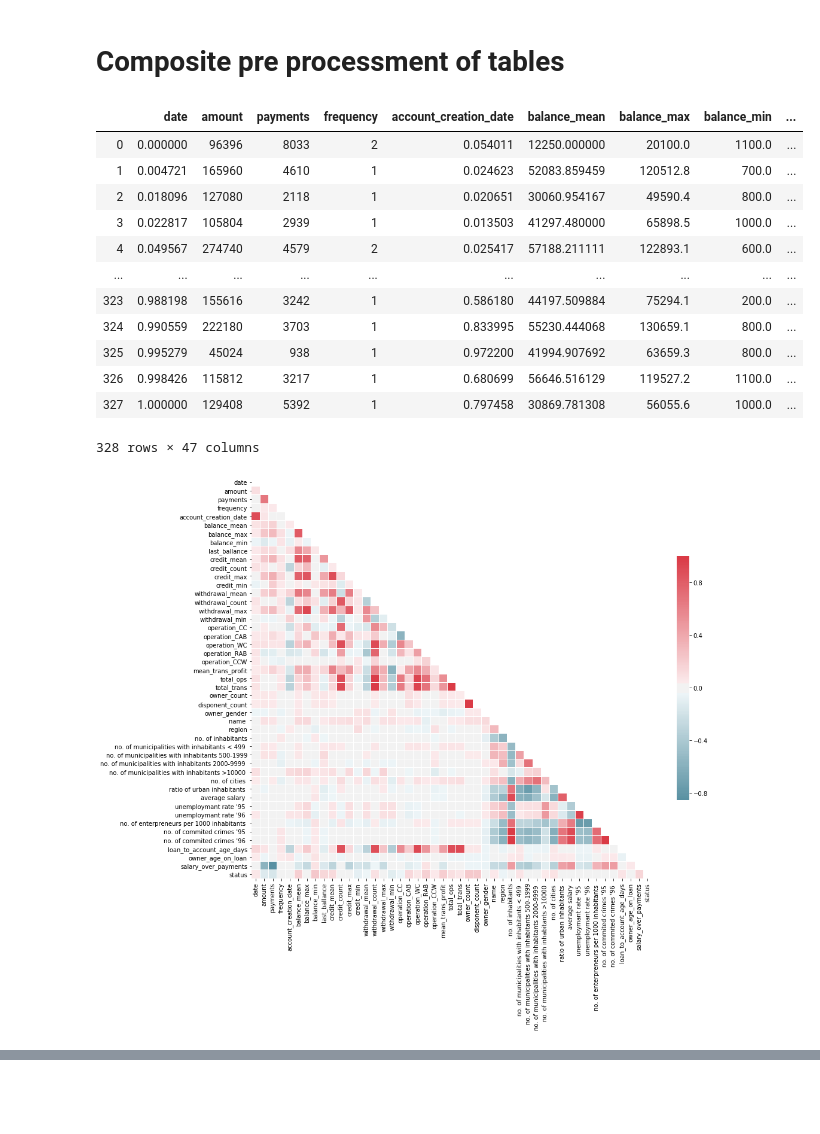
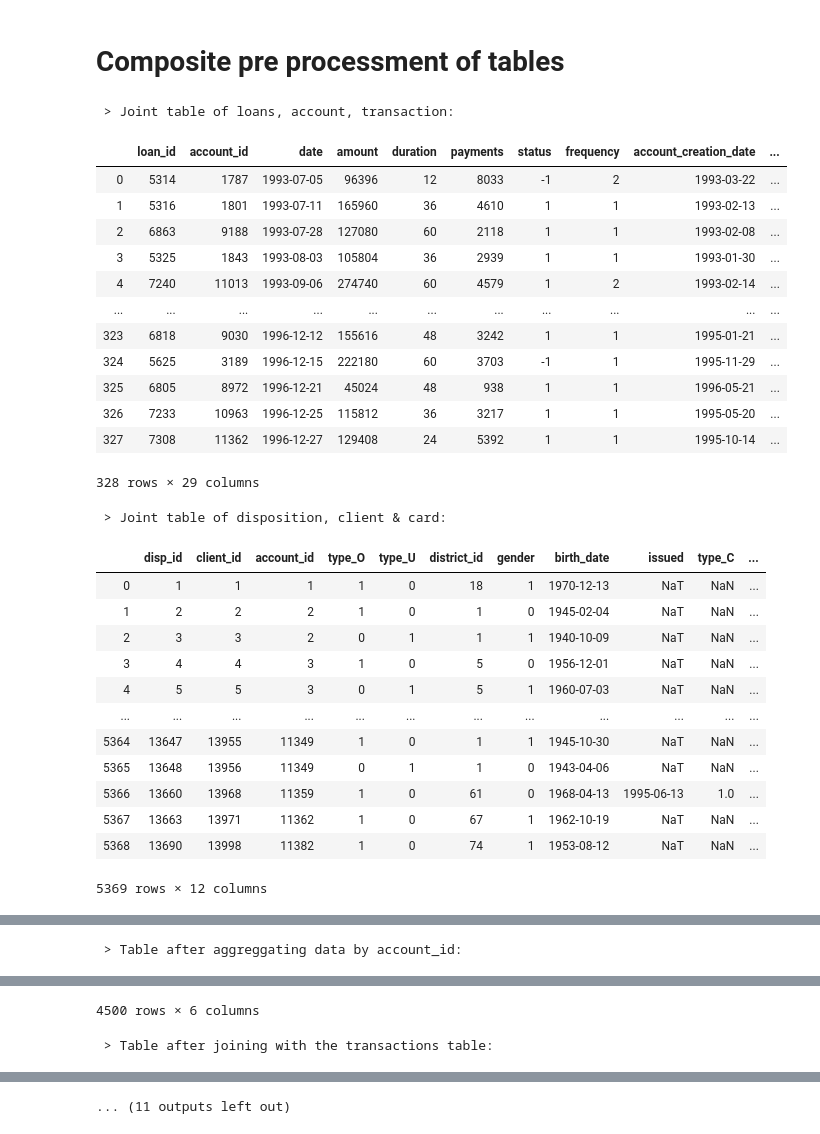
Before and after one commit to EdgarACarneiro/feup-ecac, a Jupyter notebook: project-competition/pre_processing.ipynb, the cells around one changed output, grey strips where cells are left out. Saved outputs shown, nothing was run; the diff lists cells and outputs as text; code cells hidden in the pictures; blank space fills up the shorter version.

```diff
--- a/project-competition/pre_processing.ipynb
+++ b/project-competition/pre_processing.ipynb
@@ -566,17 +566,18 @@ def process_demographic(demographic_df, debug=False):
 # %% [markdown]
 # Composite pre processment of tables
 # %%
-def compose_dataset(loan_df, account_df, disp_df, card_df, client_df, trans_df, demogra_df, debug=False):
+def compose_dataset(loan_df, account_df, disp_df, card_df, client_df, trans_df, demogra_df,
+                    debug=False, pre_debug=False):
     '''Join the different tables and apply feature engineering'''
 
     # Pre processment of all the necessary tables
-    processed_loan = process_loans(loan_df, debug)
-    processed_account = process_account(account_df, debug)
-    processed_trans = process_transactions(trans_df, debug)
-    processed_disp = process_dispostition(disp_df, debug)
-    processed_client = process_client(client_df, debug)
-    processed_card = process_card(card_df, debug)
-    processed_demogra = process_demographic(demogra_df, debug)
+    processed_loan = process_loans(loan_df, pre_debug)
+    processed_account = process_account(account_df, pre_debug)
+    processed_trans = process_transactions(trans_df, pre_debug)
+    processed_disp = process_dispostition(disp_df, pre_debug)
+    processed_client = process_client(client_df, pre_debug)
+    processed_card = process_card(card_df, pre_debug)
+    processed_demogra = process_demographic(demogra_df, pre_debug)
 
     # Joining the different tables
     main_df = processed_loan.merge(processed_account.rename(columns={'date': 'account_creation_date'}),
@@ -597,8 +598,8 @@ def compose_dataset(loan_df, account_df, disp_df, card_df, client_df, trans_df,
                                               on='disp_id', how='left')
     if debug:
         print(' > Joint table of disposition, client & card:')
-        display(df_dips_client_card)
-        get_null_summary(df_dips_client_card)
+        display(df_disp_client_card)
+        get_null_summary(df_disp_client_card)
 
     # Since there are so many, we disconsider the client columns
     df_disp_client = df_disp_client_card.drop(['issued', 'type_C', 'type_G', 'type_J'], axis=1)
@@ -639,49 +640,61 @@ def compose_dataset(loan_df, account_df, disp_df, card_df, client_df, trans_df,
     df['owner_age_on_loan'] = (df['date'] - df['owner_birthdate']).dt.days
     df["date"] = pd.to_numeric(df["date"])
     df["account_creation_date"] = pd.to_numeric(df["account_creation_date"])
     # df["owner_birthdate"] = pd.to_numeric(df["owner_birthdate"])
     df['salary_over_payments'] = df['average salary '] - df['payments']
 
     # Dropping useless columns & normalizing others
     df = df.drop(['district_id', 'account_id', 'owner_birthdate', 'duration'], axis=1)
     normalize_columns(df, ['date', 'account_creation_date', 'owner_age_on_loan'])
 
     if debug:
         print(' > Obtained dataframe after joining the previous tables and doing some feature engineering over them')
         display(df)
         print(' > And the corresponding correlation matrix:')
-        get_df_correlation(df)
+        get_df_correlation(df, (15, 15))
 
     # Writing loan_id for later association on predictions
     utils.write_df_to_csv(df[['loan_id', 'date', 'amount']],
                           'dataset', 'ids.csv')
     df = df.drop(['loan_id'], axis=1)
 
     df =  df[[col for col in df if col not in ['status']] + ['status']]
 
     if debug:
         print(' >>> Final table that will serve as input to the model:')
         display(df)
         print(' > And the respective correlations')
-        get_df_correlation(df)
+        get_df_correlation(df, (15, 15))
 
     return df
 
-dataset = compose_dataset(loan_df, account_df, disp_df, card_df, client_df, trans_df, demogra_df, debug=False)
-display(dataset)
-get_df_correlation(dataset, (15, 15))
+dataset = compose_dataset(loan_df, account_df, disp_df, card_df, client_df, trans_df, demogra_df, debug=True)
 # %% [output]
+ > Joint table of loans, account, transaction:
-|  | date | amount | payments | frequency | account_creation_date | balance_mean | balance_max | balance_min | ... |
-| 0 | 0.000000 | 96396 | 8033 | 2 | 0.054011 | 12250.000000 | 20100.0 | 1100.0 | ... |
-| 1 | 0.004721 | 165960 | 4610 | 1 | 0.024623 | 52083.859459 | 120512.8 | 700.0 | ... |
-| 2 | 0.018096 | 127080 | 2118 | 1 | 0.020651 | 30060.954167 | 49590.4 | 800.0 | ... |
-| 3 | 0.022817 | 105804 | 2939 | 1 | 0.013503 | 41297.480000 | 65898.5 | 1000.0 | ... |
-| 4 | 0.049567 | 274740 | 4579 | 2 | 0.025417 | 57188.211111 | 122893.1 | 600.0 | ... |
-| ... | ... | ... | ... | ... | ... | ... | ... | ... | ... |
-| 323 | 0.988198 | 155616 | 3242 | 1 | 0.586180 | 44197.509884 | 75294.1 | 200.0 | ... |
-| 324 | 0.990559 | 222180 | 3703 | 1 | 0.833995 | 55230.444068 | 130659.1 | 800.0 | ... |
-| 325 | 0.995279 | 45024 | 938 | 1 | 0.972200 | 41994.907692 | 63659.3 | 800.0 | ... |
-| 326 | 0.998426 | 115812 | 3217 | 1 | 0.680699 | 56646.516129 | 119527.2 | 1100.0 | ... |
-| 327 | 1.000000 | 129408 | 5392 | 1 | 0.797458 | 30869.781308 | 56055.6 | 1000.0 | ... |
+|  | loan_id | account_id | date | amount | duration | payments | status | frequency | account_creation_date | ... |
+| 0 | 5314 | 1787 | 1993-07-05 | 96396 | 12 | 8033 | -1 | 2 | 1993-03-22 | ... |
+| 1 | 5316 | 1801 | 1993-07-11 | 165960 | 36 | 4610 | 1 | 1 | 1993-02-13 | ... |
+| 2 | 6863 | 9188 | 1993-07-28 | 127080 | 60 | 2118 | 1 | 1 | 1993-02-08 | ... |
+| 3 | 5325 | 1843 | 1993-08-03 | 105804 | 36 | 2939 | 1 | 1 | 1993-01-30 | ... |
+| 4 | 7240 | 11013 | 1993-09-06 | 274740 | 60 | 4579 | 1 | 2 | 1993-02-14 | ... |
+| ... | ... | ... | ... | ... | ... | ... | ... | ... | ... | ... |
+| 323 | 6818 | 9030 | 1996-12-12 | 155616 | 48 | 3242 | 1 | 1 | 1995-01-21 | ... |
+| 324 | 5625 | 3189 | 1996-12-15 | 222180 | 60 | 3703 | -1 | 1 | 1995-11-29 | ... |
+| 325 | 6805 | 8972 | 1996-12-21 | 45024 | 48 | 938 | 1 | 1 | 1996-05-21 | ... |
+| 326 | 7233 | 10963 | 1996-12-25 | 115812 | 36 | 3217 | 1 | 1 | 1995-05-20 | ... |
+| 327 | 7308 | 11362 | 1996-12-27 | 129408 | 24 | 5392 | 1 | 1 | 1995-10-14 | ... |
-328 rows × 47 columns
-[figure, removed]
+328 rows × 29 columns
+ > Joint table of disposition, client & card:
+|  | disp_id | client_id | account_id | type_O | type_U | district_id | gender | birth_date | issued | type_C | ... |
+| 0 | 1 | 1 | 1 | 1 | 0 | 18 | 1 | 1970-12-13 | NaT | NaN | ... |
+| 1 | 2 | 2 | 2 | 1 | 0 | 1 | 0 | 1945-02-04 | NaT | NaN | ... |
+| 2 | 3 | 3 | 2 | 0 | 1 | 1 | 1 | 1940-10-09 | NaT | NaN | ... |
+| 3 | 4 | 4 | 3 | 1 | 0 | 5 | 0 | 1956-12-01 | NaT | NaN | ... |
+| 4 | 5 | 5 | 3 | 0 | 1 | 5 | 1 | 1960-07-03 | NaT | NaN | ... |
+| ... | ... | ... | ... | ... | ... | ... | ... | ... | ... | ... | ... |
+| 5364 | 13647 | 13955 | 11349 | 1 | 0 | 1 | 1 | 1945-10-30 | NaT | NaN | ... |
+| 5365 | 13648 | 13956 | 11349 | 0 | 1 | 1 | 0 | 1943-04-06 | NaT | NaN | ... |
+| 5366 | 13660 | 13968 | 11359 | 1 | 0 | 61 | 0 | 1968-04-13 | 1995-06-13 | 1.0 | ... |
+| 5367 | 13663 | 13971 | 11362 | 1 | 0 | 67 | 1 | 1962-10-19 | NaT | NaN | ... |
+| 5368 | 13690 | 13998 | 11382 | 1 | 0 | 74 | 1 | 1953-08-12 | NaT | NaN | ... |
+5369 rows × 12 columns
@@ -687,0 +714 @@ get_df_correlation(dataset, (15, 15))
+ > Table after aggreggating data by account_id:
@@ -687,0 +727,2 @@ get_df_correlation(dataset, (15, 15))
+4500 rows × 6 columns
+ > Table after joining with the transactions table:
@@ -688,3 +741,4 @@ get_df_correlation(dataset, (15, 15))
+... (11 outputs left out)
 # %%
 
 # Outputting the resultant table to a final csv
```
Also changed, not shown: parts of 1 cell of this notebook, 3 other files.
